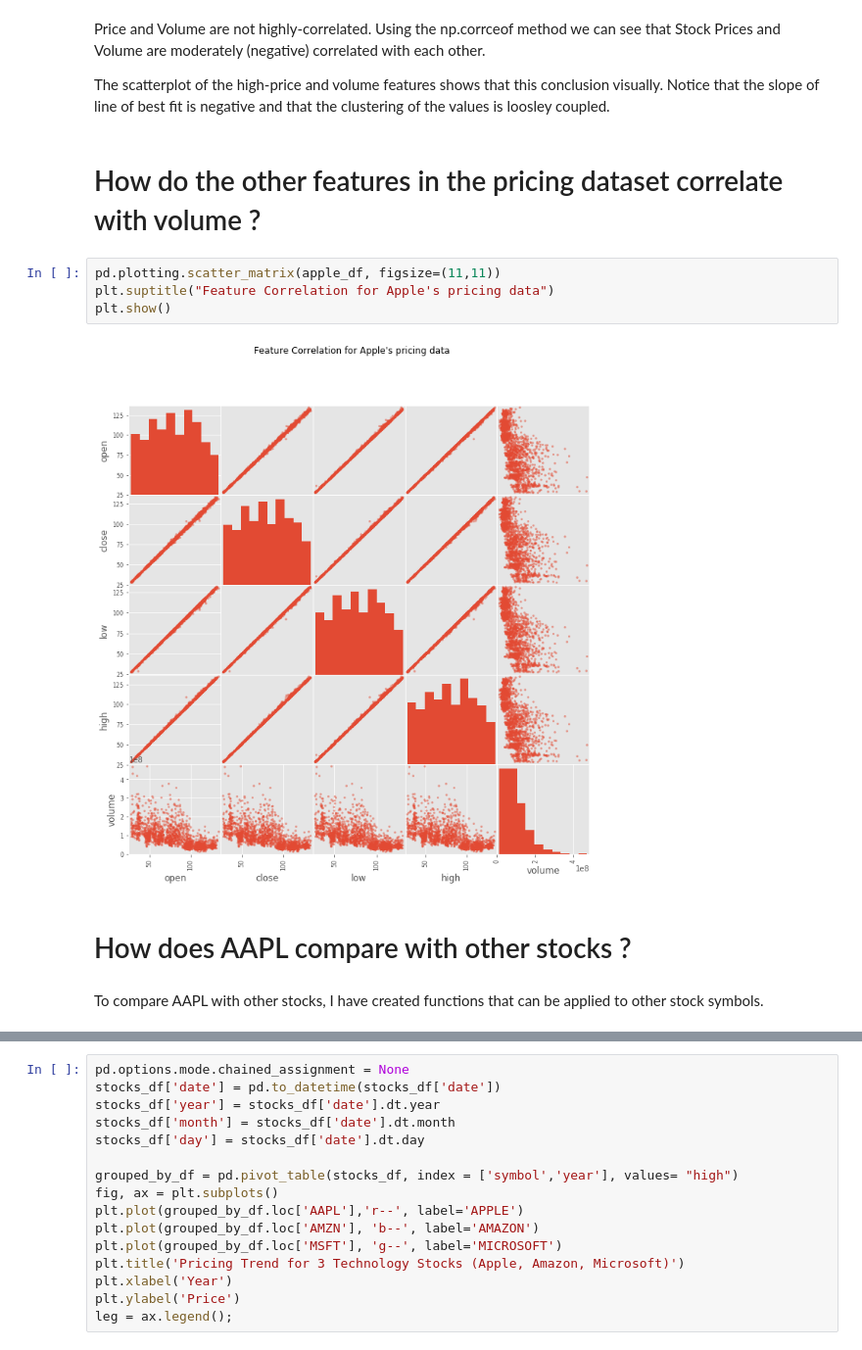
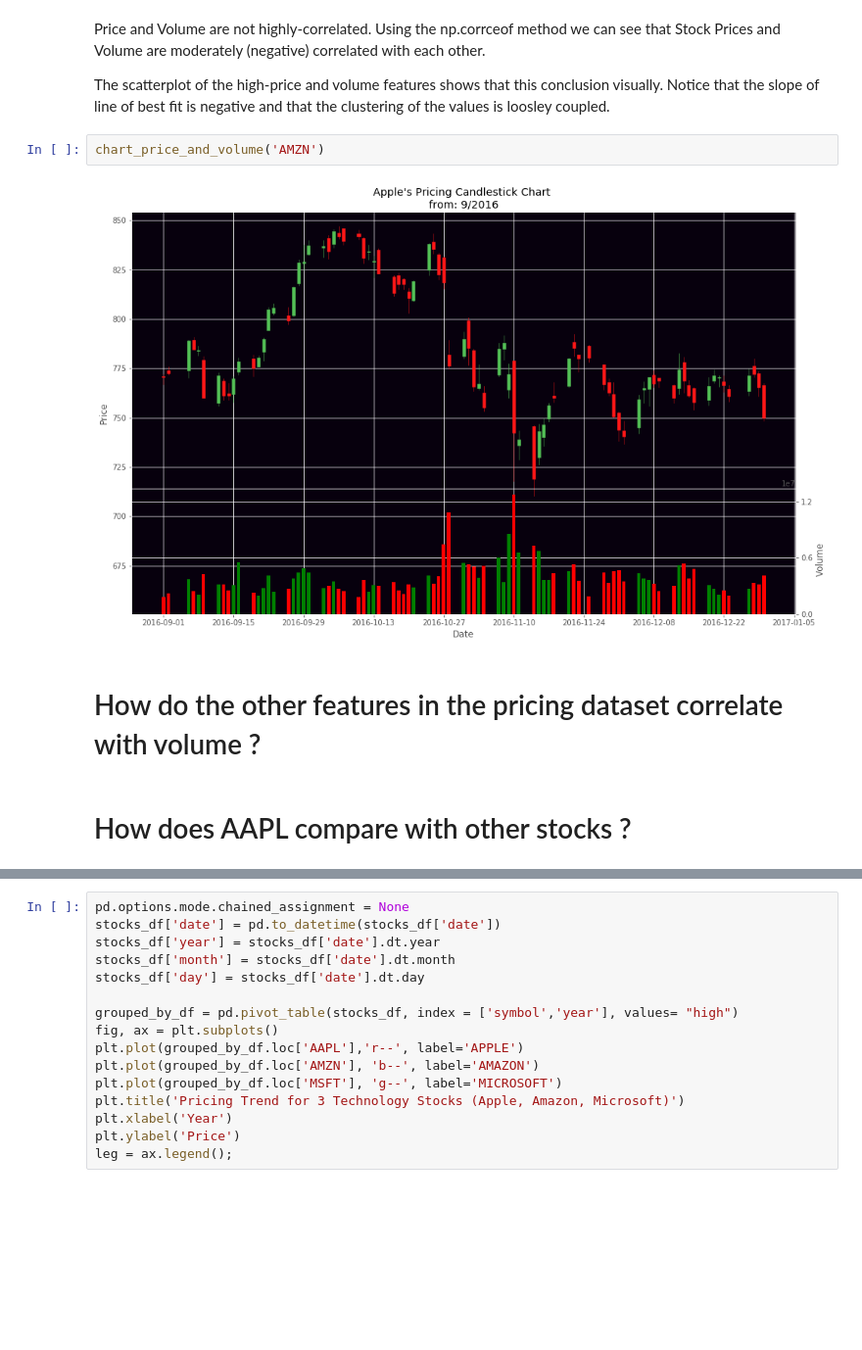
Before and after one commit to plj91682/Thinkful_Assignments, a Jupyter notebook: Thinkful_Assignment_Capstone.ipynb, the cells around one changed output, grey strips where cells are left out. Shown: that part at 98% size. Saved outputs shown, nothing was run; the diff lists cells and outputs as text; blank space fills up the shorter version.

```diff
--- a/Thinkful_Assignment_Capstone.ipynb
+++ b/Thinkful_Assignment_Capstone.ipynb
@@ -107,15 +101,11 @@ plt.show()
 Price and Volume are not highly-correlated.  Using the np.corrceof method we can see that Stock Prices and Volume are moderately (negative) correlated with each other.
 
 The scatterplot of the high-price and volume features shows that this conclusion visually.  Notice that the slope of line of best fit is negative and that the clustering of the values is loosley coupled.
+# %%
+chart_price_and_volume('AMZN')
+# %% [output]
+[figure, added]
 # %% [markdown]
 # How do the other features in the pricing dataset correlate with volume ?
-# %%
-pd.plotting.scatter_matrix(apple_df, figsize=(11,11))
-plt.suptitle("Feature Correlation for Apple's pricing data")
-plt.show()
-# %% [output]
-[figure, removed]
 # %% [markdown]
 # How does AAPL compare with other stocks ?
-# %% [markdown]
-To compare AAPL with other stocks, I have created functions that can be applied to other stock symbols.
```
Also changed, not shown: parts of 22 cells of this notebook.
